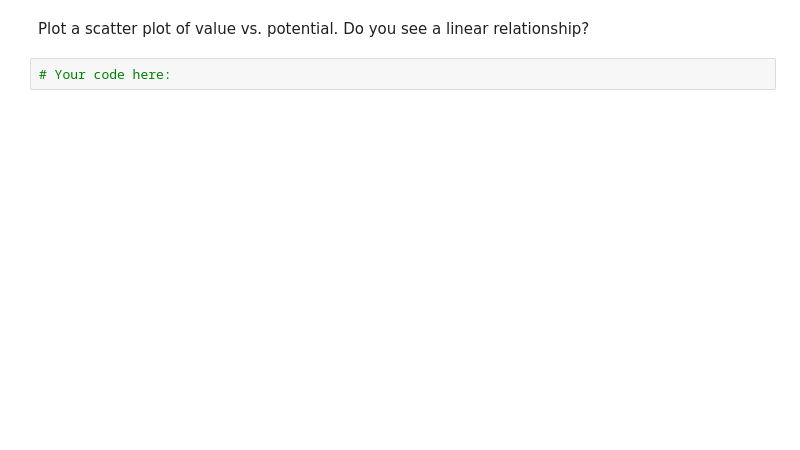
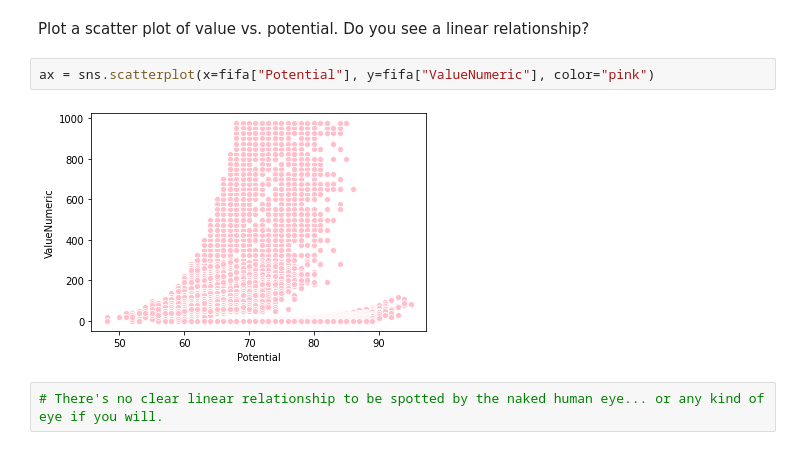
Before and after one commit to ironhack-datalabs/datamad0620, a Jupyter notebook: module-2/lab-correlation-tests-with-scipy/your-code/main.ipynb, the cells around one changed output. Drawn from its saved outputs; the diff is of its cells as text; blank space fills up the shorter version.

```diff
--- a/module-2/lab-correlation-tests-with-scipy/your-code/main.ipynb
+++ b/module-2/lab-correlation-tests-with-scipy/your-code/main.ipynb
@@ -111,4 +204,8 @@ Report your findings from the model summary. In particular, report about the mod
 # %% [markdown]
 Plot a scatter plot of value vs. potential. Do you see a linear relationship?
-# %%
-# Your code here:
+# %%
+ax = sns.scatterplot(x=fifa["Potential"], y=fifa["ValueNumeric"], color="pink")
+# %% [output]
+[figure, added]
+# %%
+# There's no clear linear relationship to be spotted by the naked human eye... or any kind of eye if you will.
```
Also changed, not shown: parts of 16 cells of this notebook.
